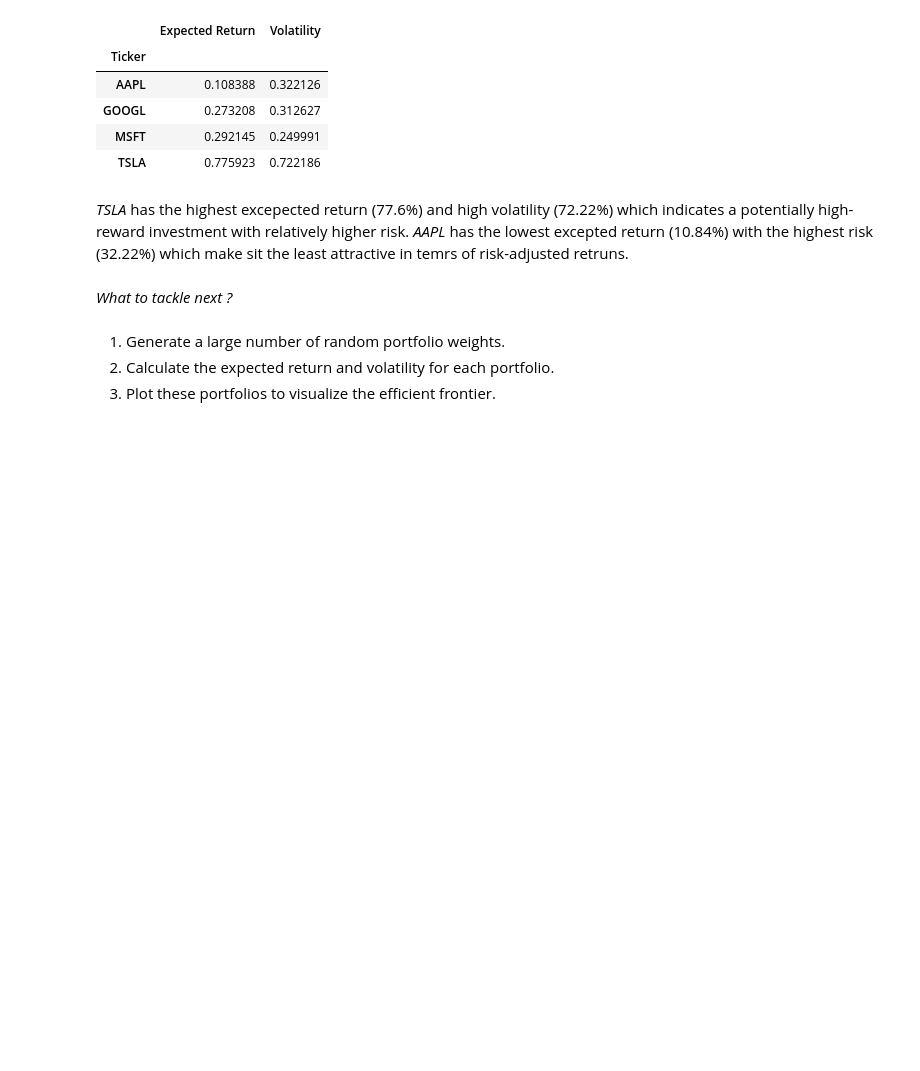
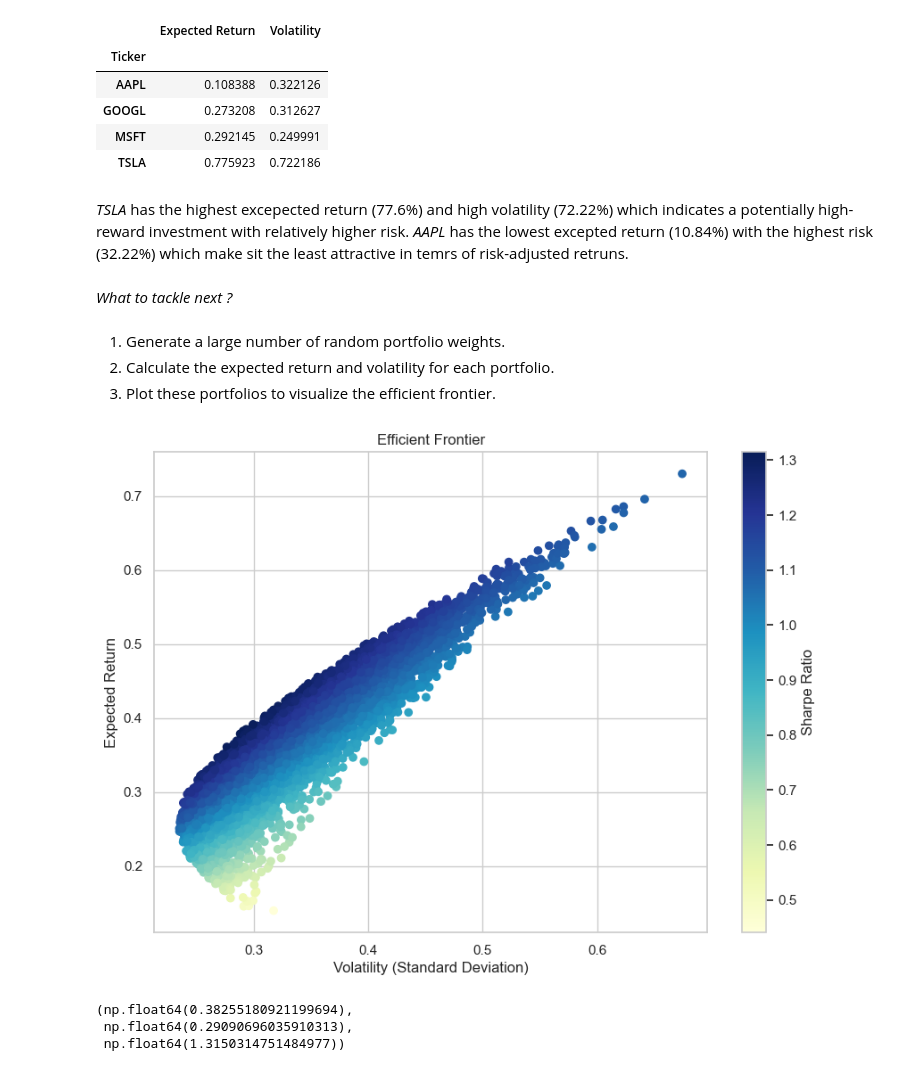
Before and after one commit to naoufal2807/Stock-Market-Portfolio-Optimization, a Jupyter notebook: Analytics..ipynb, the cells around one changed output. Drawn from its saved outputs; the diff is of its cells as text; code cells hidden in the pictures; blank space fills up the shorter version.

```diff
--- a/Analytics..ipynb
+++ b/Analytics..ipynb
@@ -163,14 +166,42 @@ def calculate_portfolio_performance(weights, returns, cov_matrix):
 # %%
 # number of portfolios to simulate
 num_portfolios = 10000
 
 results = np.zeros((3, num_portfolios))
 
 # annualized covariance matrix
 cov_matrix = daily_returns.cov() * 252
 
 np.random.seed(42)
 
 for i in range(num_portfolios):
     weights = np.random.random(len(unique_tickers))
     weights /= np.sum(weights)  # Normalize weights to sum to 1
+
+    portfolio_return, portfolio_volatility = calculate_portfolio_performance(weights, excepted_returns, cov_matrix)
+
+    results[0, i] = portfolio_return
+    results[1, i] = portfolio_volatility
+    results[2, i] = portfolio_return / portfolio_volatility  # Sharpe Ratio (assuming risk-free rate is 0)
+
+plt.figure(figsize=(10, 7))
+plt.scatter(results[1, :], results[0, :], c= results[2, :], cmap='YlGnBu', marker='o')
+plt.title('Efficient Frontier')
+plt.xlabel('Volatility (Standard Deviation)')
+plt.ylabel('Expected Return')
+plt.colorbar(label='Sharpe Ratio')
+plt.show()
+# %% [output]
+[figure, added]
+# %%
+max_sharpe_idx = np.argmax(results[2])
+max_sharpe_return = results[0, max_sharpe_idx]
+max_sharpe_volatility = results[1, max_sharpe_idx]
+max_sharpe_ratio = results[2, max_sharpe_idx]
+
+
+max_sharpe_return, max_sharpe_volatility, max_sharpe_ratio
+# %% [output]
+(np.float64(0.38255180921199694),
+ np.float64(0.29090696035910313),
+ np.float64(1.3150314751484977))
```
Also changed, not shown: parts of 5 cells of this notebook.
